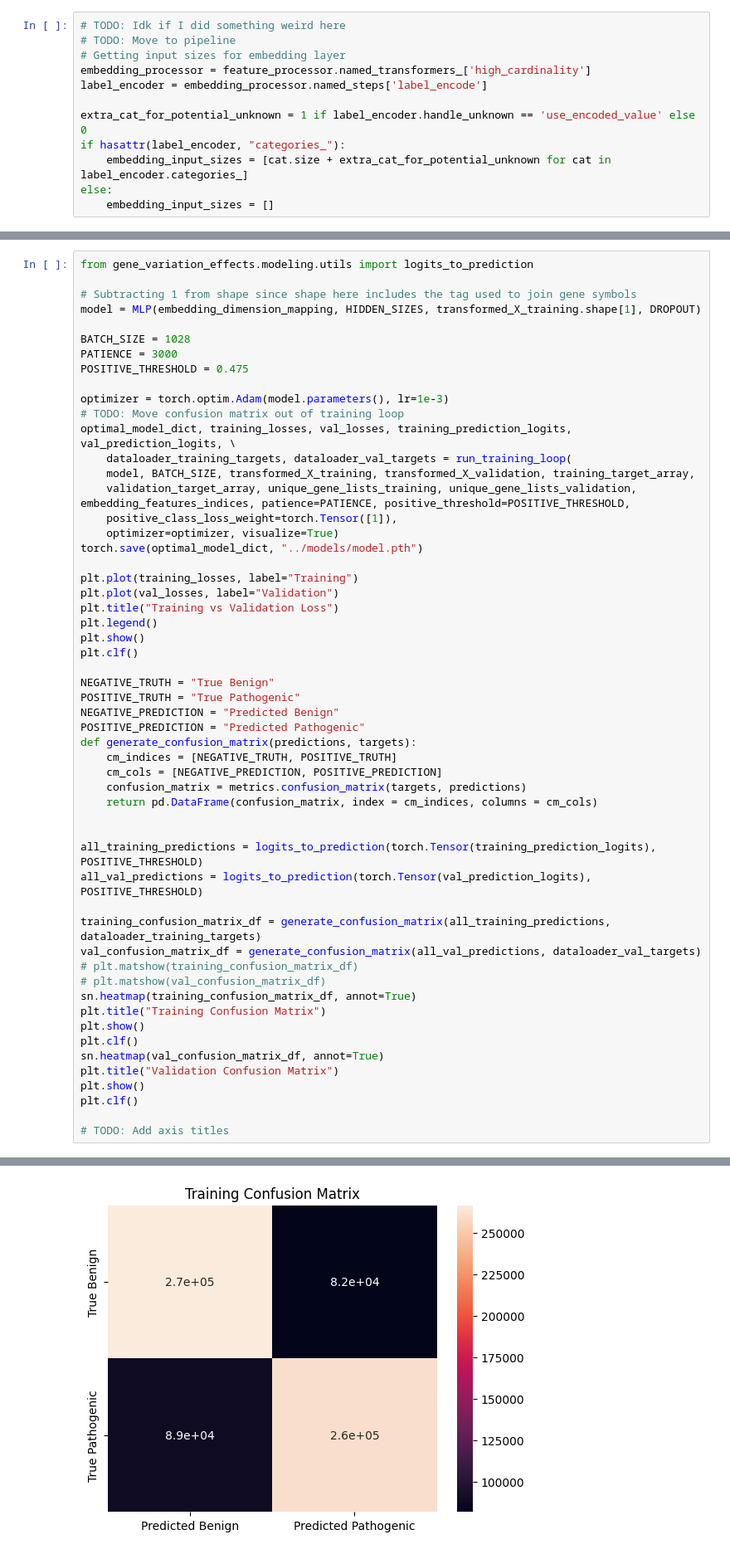
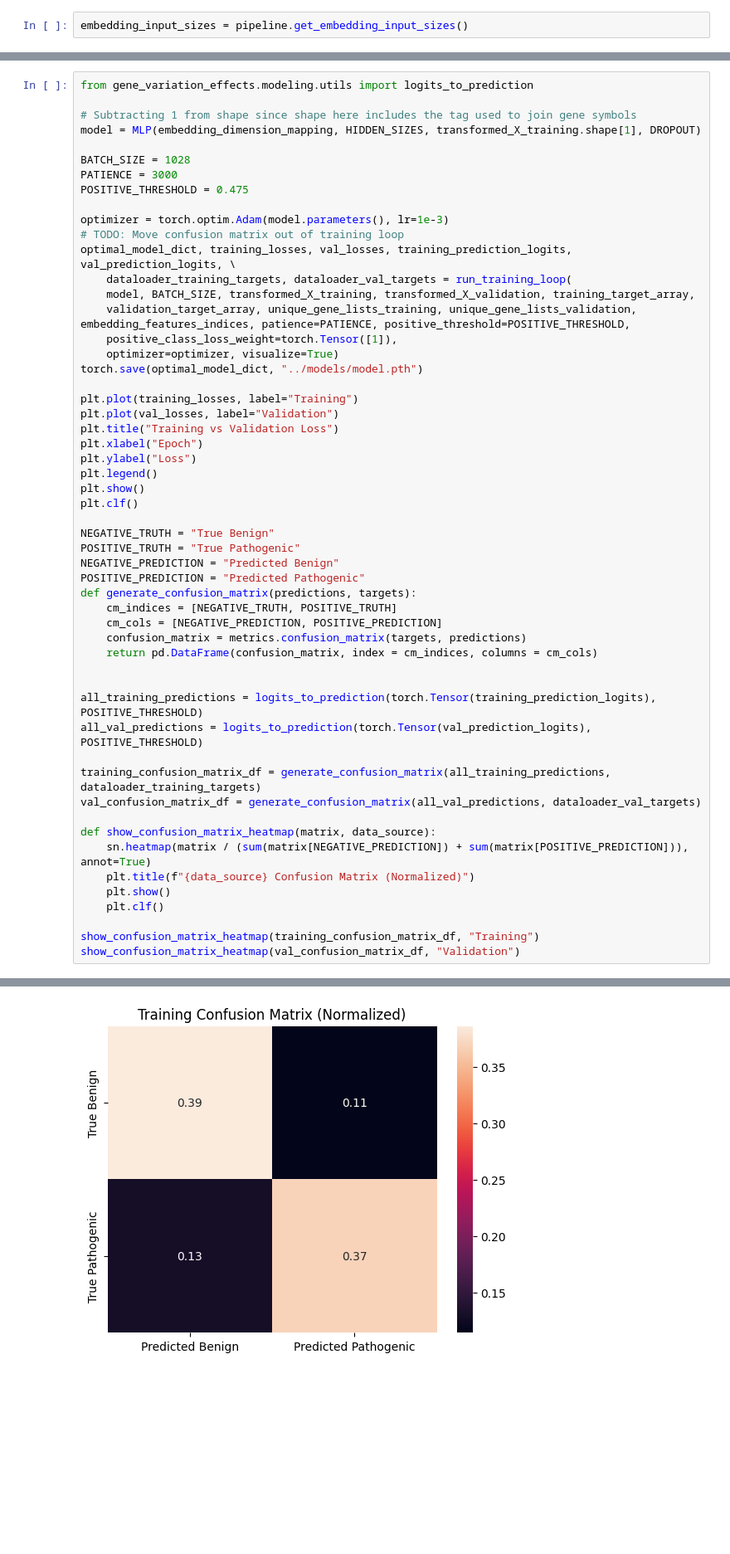
Before and after one commit to jeffbrin/gene-variation-effects-ml, a Jupyter notebook: notebooks/main.ipynb, the cells around one changed output, grey strips where cells are left out. Shown at 83% size. Saved outputs shown, nothing was run; the diff lists cells and outputs as text; blank space fills up the shorter version.

```diff
--- a/notebooks/main.ipynb
+++ b/notebooks/main.ipynb
@@ -76,17 +57,7 @@ training_target_array = torch.unsqueeze(torch.Tensor(training_target_array.to_nu
 validation_target_array =  torch.unsqueeze(torch.Tensor(validation_target_array.to_numpy()), 1)
 test_target_array =  torch.unsqueeze(torch.Tensor(test_target_array.to_numpy()), 1)
 # %%
-# TODO: Idk if I did something weird here
-# TODO: Move to pipeline
-# Getting input sizes for embedding layer
-embedding_processor = feature_processor.named_transformers_['high_cardinality']
-label_encoder = embedding_processor.named_steps['label_encode']
-
-extra_cat_for_potential_unknown = 1 if label_encoder.handle_unknown == 'use_encoded_value' else 0
-if hasattr(label_encoder, "categories_"):
-    embedding_input_sizes = [cat.size + extra_cat_for_potential_unknown for cat in label_encoder.categories_]
-else:
-    embedding_input_sizes = []
+embedding_input_sizes = pipeline.get_embedding_input_sizes()
 # %%
 # We only have one embedding input size right now, since we're doing this by hand anyways we can probably hard-code each one
 # going forward. Maybe there is a way to automate this.
@@ -120,6 +91,8 @@ torch.save(optimal_model_dict, "../models/model.pth")
 plt.plot(training_losses, label="Training")
 plt.plot(val_losses, label="Validation")
 plt.title("Training vs Validation Loss")
+plt.xlabel("Epoch")
+plt.ylabel("Loss")
 plt.legend()
 plt.show()
 plt.clf()
@@ -140,16 +113,13 @@ all_val_predictions = logits_to_prediction(torch.Tensor(val_prediction_logits),
 
 training_confusion_matrix_df = generate_confusion_matrix(all_training_predictions, dataloader_training_targets)
 val_confusion_matrix_df = generate_confusion_matrix(all_val_predictions, dataloader_val_targets)
-# plt.matshow(training_confusion_matrix_df)
-# plt.matshow(val_confusion_matrix_df)
-sn.heatmap(training_confusion_matrix_df, annot=True)
-plt.title("Training Confusion Matrix")
-plt.show()
-plt.clf()
-sn.heatmap(val_confusion_matrix_df, annot=True)
-plt.title("Validation Confusion Matrix")
-plt.show()
-plt.clf()
 
-# TODO: Add axis titles
+def show_confusion_matrix_heatmap(matrix, data_source):
+    sn.heatmap(matrix / (sum(matrix[NEGATIVE_PREDICTION]) + sum(matrix[POSITIVE_PREDICTION])), annot=True)
+    plt.title(f"{data_source} Confusion Matrix (Normalized)")
+    plt.show()
+    plt.clf()
+
+show_confusion_matrix_heatmap(training_confusion_matrix_df, "Training")
+show_confusion_matrix_heatmap(val_confusion_matrix_df, "Validation")
 # %% [output]
@@ -177 +147 @@ plt.clf()
-[figure, old version]
+[figure, new version]
```
Also changed, not shown: parts of 7 cells of this notebook, 3 other files.
